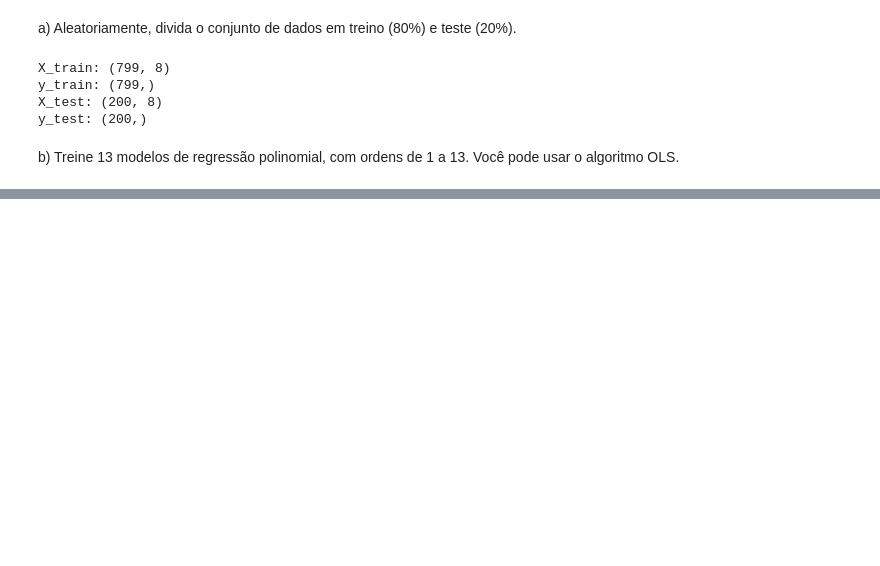
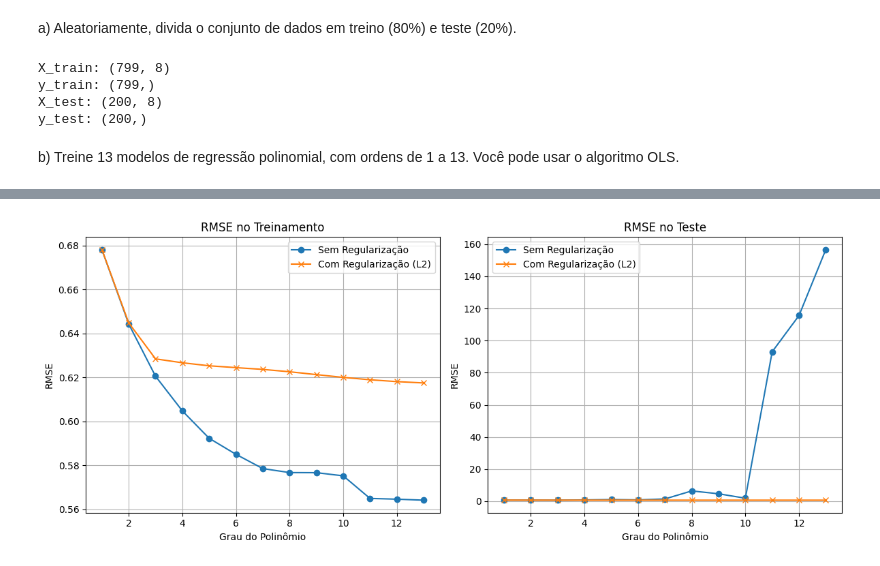
Before and after one commit to CaioPassos3/AprendizagemDeMaquina, a Jupyter notebook: Lista1_AprendizagemDeMáquina.ipynb, the cells around one changed output, grey strips where cells are left out. Cells and saved outputs as stored; diff of their text form; code cells hidden in the pictures; blank space fills up the shorter version.

```diff
--- a/Lista1_AprendizagemDeMáquina.ipynb
+++ b/Lista1_AprendizagemDeMáquina.ipynb
@@ -399,0 +335,9 @@ Grau 8: número de coeficientes = 12870
+# %%
+algoritmo = 'OLS'
+graus = 13
+ws: List[np.array] = []  # Lista de arrays de pesos.
+rmses_train: List[List[float]|float] = []  # Lista dos eqm.
+for grau in tqdm(range(1, graus+1)):
+    w, rmse = regressao_polinomial(X_train, y_train, grau, algoritmo)
+    ws.append(w)
+    rmses_train.append(rmse)
@@ -399,0 +630,28 @@ Grau 8: número de coeficientes = 12870
+# %%
+
+# Gráfico de RMSE no treinamento
+plt.figure(figsize=(12, 5))
+
+plt.subplot(1, 2, 1)
+plt.plot(graus, rmses_train, marker='o', label='Sem Regularização')
+plt.plot(graus, rmses_train_l2, marker='x', label='Com Regularização (L2)')
+plt.title('RMSE no Treinamento')
+plt.xlabel('Grau do Polinômio')
+plt.ylabel('RMSE')
+plt.legend()
+plt.grid(True)
+
+# Gráfico de RMSE no teste
+plt.subplot(1, 2, 2)
+plt.plot(graus, rmses_test, marker='o', label='Sem Regularização')
+plt.plot(graus, rmses_test_l2, marker='x', label='Com Regularização (L2)')
+plt.title('RMSE no Teste')
+plt.xlabel('Grau do Polinômio')
+plt.ylabel('RMSE')
+plt.legend()
+plt.grid(True)
+
+plt.tight_layout()
+plt.show()
+# %% [output]
+[figure, added]
```
Also changed, not shown: parts of 14 cells of this notebook.
